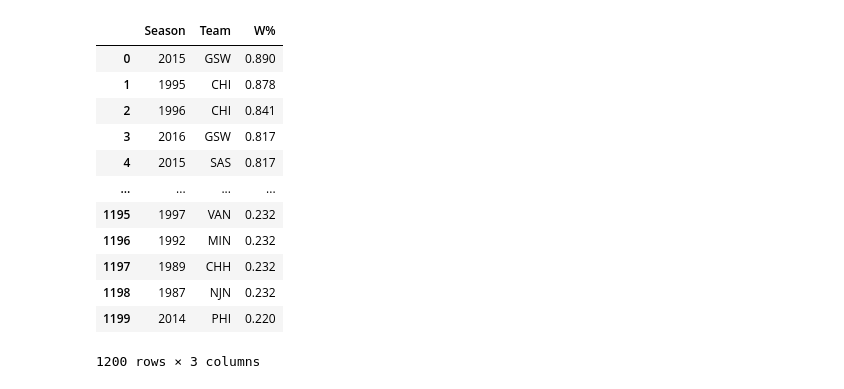
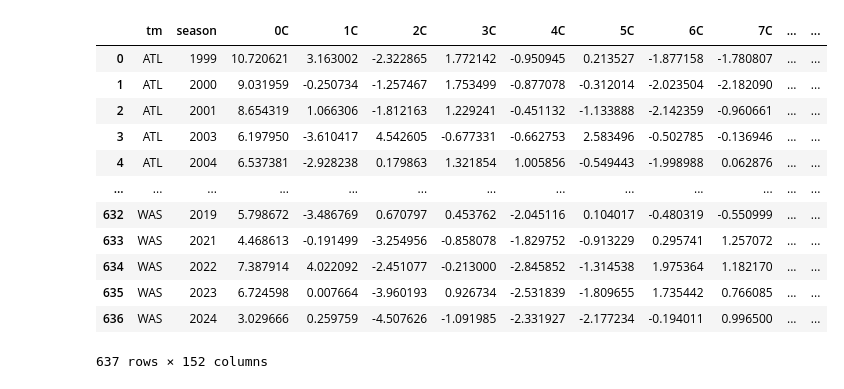
Before and after one commit to sean-r-duffy/nba-analytics, a Jupyter notebook: notebooks/team_wins_prediction_SD.ipynb, the cells around one changed output. Drawn from its saved outputs; the diff is of its cells as text; code cells hidden in the pictures.

Commit message:
Create Win% Prediction Model in team_wins_prediction_SD.ipynb

```diff
--- a/notebooks/team_wins_prediction_SD.ipynb
+++ b/notebooks/team_wins_prediction_SD.ipynb
@@ -151,16 +48,46 @@ team_df.head()
-# %%
-team_df[['Season', 'Team', 'W%']]
-# %% [output]
-|  | Season | Team | W% |
-| 0 | 2015 | GSW | 0.890 |
-| 1 | 1995 | CHI | 0.878 |
-| 2 | 1996 | CHI | 0.841 |
-| 3 | 2016 | GSW | 0.817 |
-| 4 | 2015 | SAS | 0.817 |
-| ... | ... | ... | ... |
-| 1195 | 1997 | VAN | 0.232 |
-| 1196 | 1992 | MIN | 0.232 |
-| 1197 | 1989 | CHH | 0.232 |
-| 1198 | 1987 | NJN | 0.232 |
-| 1199 | 2014 | PHI | 0.220 |
-1200 rows × 3 columns
+# %%
+# Reverse one-hot-encoding
+for pos in 'PG', 'SG', 'PF', 'SF', 'C':
+    pc_df[f'pos_{pos}1'] = pc_df[f'pos_{pos}'].apply(lambda x: pos if x else '')
+pc_df['pos'] = pc_df['pos_PG1'] + pc_df['pos_SG1'] + pc_df['pos_PF1'] + pc_df['pos_SF1'] + pc_df['pos_C1']
+pc_df = pc_df.drop(columns=['pos_PG1', 'pos_SG1', 'pos_PF1', 'pos_SF1', 'pos_C1'])
+# %%
+# Aggregating player data to weighted average by position
+total_min = pc_df.groupby(by=['tm', 'season', 'pos']).sum()
+total_min = total_min.reset_index()[['tm', 'season', 'pos', 'mp']]
+total_min = total_min.rename(columns={'mp': 'total_mp'})
+pc_df = pd.merge(pc_df, total_min, on=['tm', 'season', 'pos'])
+pc_df['mp%'] = pc_df['mp'] / pc_df['total_mp']
+pc_df = pc_df.drop(columns=['pos_PG', 'pos_SG', 'pos_PF', 'pos_SF', 'pos_C'])
+for x in range(0, 30):
+    pc_df[x] = pc_df[x] * pc_df['mp%']
+pc_df = pc_df.groupby(by=['tm', 'season', 'pos']).sum()
+pc_df = pc_df.reset_index().drop(columns=['index', 'g', 'gs', 'mp', 'total_mp', 'mp%', 'player_id', 'player'])
+pc_df = pc_df.rename(columns={x: str(x) for x in range(0,30)})
+c_df = pc_df[pc_df['pos'] == 'C']
+pg_df = pc_df[pc_df['pos'] == 'PG']
+sg_df = pc_df[pc_df['pos'] == 'SG']
+pf_df = pc_df[pc_df['pos'] == 'PF']
+sf_df = pc_df[pc_df['pos'] == 'SF']
+df = pd.merge(c_df, pg_df, on=['tm', 'season'], suffixes=('C', 'PG'))
+df = pd.merge(df, sg_df, on=['tm', 'season'])
+df = pd.merge(df, pf_df, on=['tm', 'season'], suffixes=('SG', 'PF'))
+df = pd.merge(df, sf_df, on=['tm', 'season'])
+df = df.rename(columns={str(x): f'{x}SF' for x in range(0, 30)})
+df = df.drop(columns=['pos', 'posC', 'posPG', 'posSG', 'posPF'])
+# %%
+df
+# %% [output]
+|  | tm | season | 0C | 1C | 2C | 3C | 4C | 5C | 6C | 7C | ... | ... |
+| 0 | ATL | 1999 | 10.720621 | 3.163002 | -2.322865 | 1.772142 | -0.950945 | 0.213527 | -1.877158 | -1.780807 | ... | ... |
+| 1 | ATL | 2000 | 9.031959 | -0.250734 | -1.257467 | 1.753499 | -0.877078 | -0.312014 | -2.023504 | -2.182090 | ... | ... |
+| 2 | ATL | 2001 | 8.654319 | 1.066306 | -1.812163 | 1.229241 | -0.451132 | -1.133888 | -2.142359 | -0.960661 | ... | ... |
+| 3 | ATL | 2003 | 6.197950 | -3.610417 | 4.542605 | -0.677331 | -0.662753 | 2.583496 | -0.502785 | -0.136946 | ... | ... |
+| 4 | ATL | 2004 | 6.537381 | -2.928238 | 0.179863 | 1.321854 | 1.005856 | -0.549443 | -1.998988 | 0.062876 | ... | ... |
+| ... | ... | ... | ... | ... | ... | ... | ... | ... | ... | ... | ... | ... |
+| 632 | WAS | 2019 | 5.798672 | -3.486769 | 0.670797 | 0.453762 | -2.045116 | 0.104017 | -0.480319 | -0.550999 | ... | ... |
+| 633 | WAS | 2021 | 4.468613 | -0.191499 | -3.254956 | -0.858078 | -1.829752 | -0.913229 | 0.295741 | 1.257072 | ... | ... |
+| 634 | WAS | 2022 | 7.387914 | 4.022092 | -2.451077 | -0.213000 | -2.845852 | -1.314538 | 1.975364 | 1.182170 | ... | ... |
+| 635 | WAS | 2023 | 6.724598 | 0.007664 | -3.960193 | 0.926734 | -2.531839 | -1.809655 | 1.735442 | 0.766085 | ... | ... |
+| 636 | WAS | 2024 | 3.029666 | 0.259759 | -4.507626 | -1.091985 | -2.331927 | -2.177234 | -0.194011 | 0.996500 | ... | ... |
+637 rows × 152 columns
```
Also changed, not shown: parts of 20 cells of this notebook, 6 other files.
